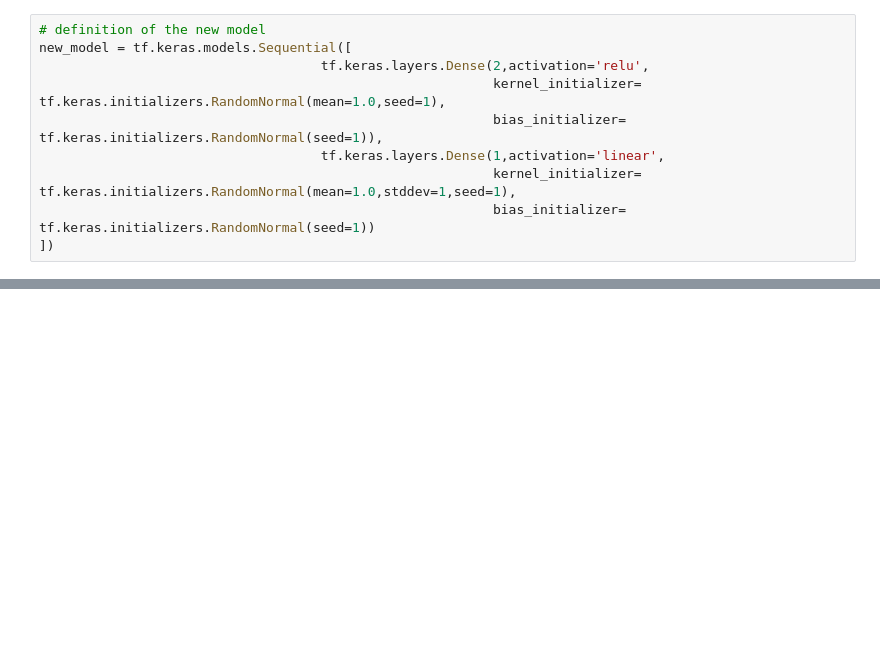
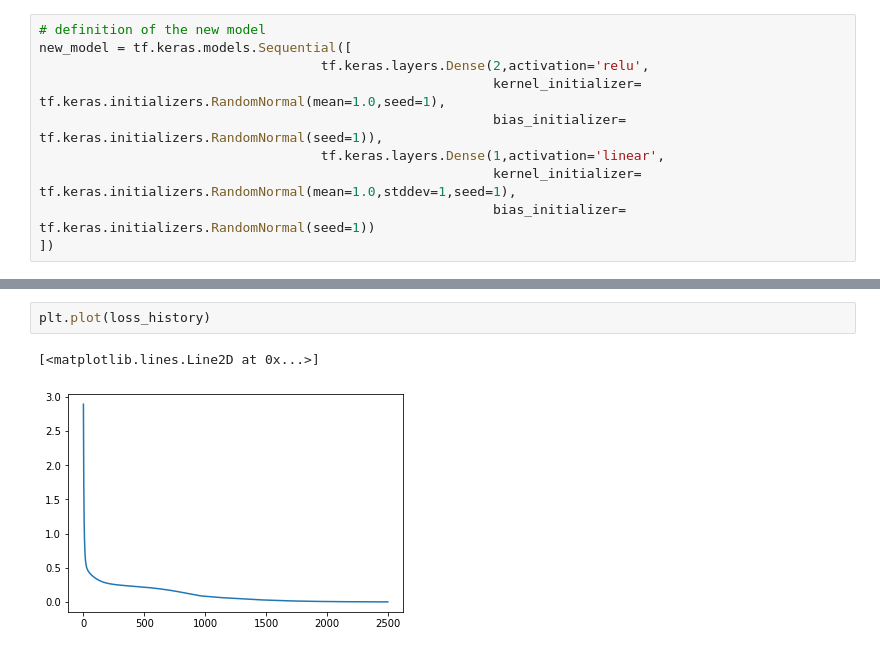
Before and after one commit to mtxslv/StudyingMachineLearning, a Jupyter notebook: UCLandDeepMind/xor_neural_net.ipynb, the cells around one changed output, grey strips where cells are left out. Cells and saved outputs as stored; diff of their text form; blank space fills up the shorter version.

```diff
--- a/UCLandDeepMind/xor_neural_net.ipynb
+++ b/UCLandDeepMind/xor_neural_net.ipynb
@@ -335,0 +364,5 @@ ValueError: ignored
+# %%
+plt.plot(loss_history)
+# %% [output]
+[<matplotlib.lines.Line2D at 0x...>]
+[figure, added]
```
Also changed, not shown: parts of 11 cells of this notebook.
